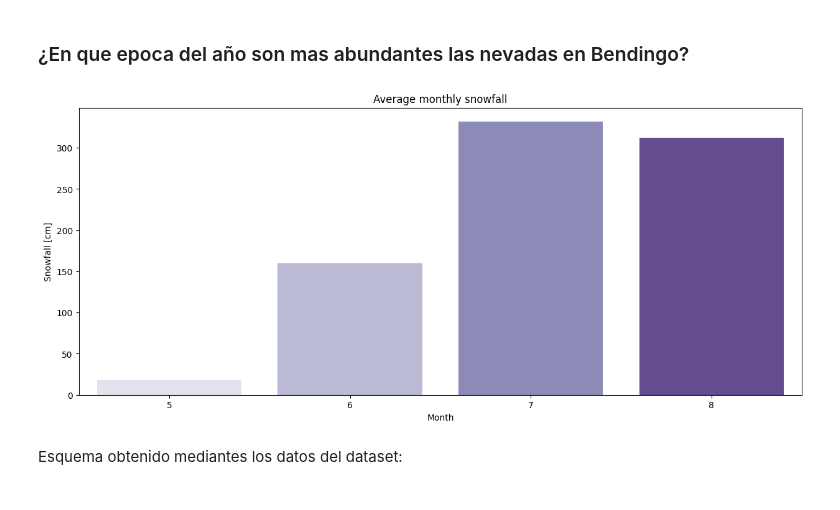
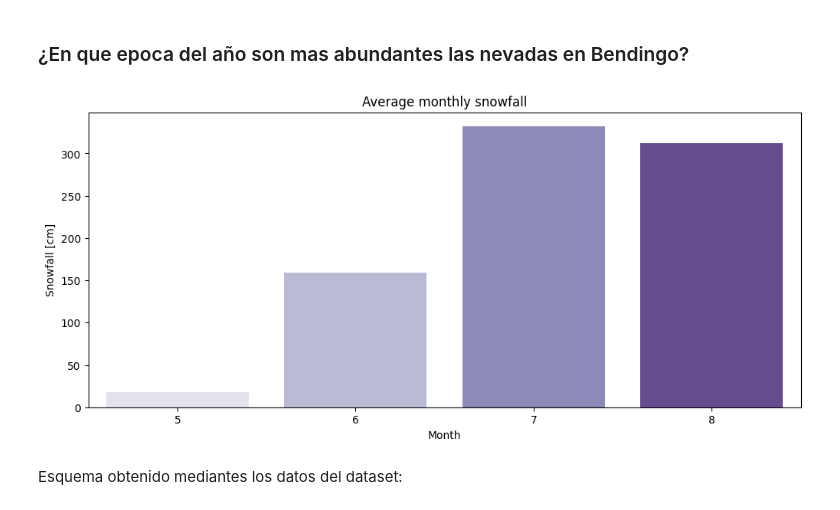
Before and after one commit to Juanmagithb/bendigo, a Jupyter notebook: SegundaEntrega+Alegre.ipynb, the cells around one changed output. Drawn from its saved outputs; the diff is of its cells as text; code cells hidden in the pictures.

```diff
--- a/SegundaEntrega+Alegre.ipynb
+++ b/SegundaEntrega+Alegre.ipynb
@@ -397,16 +397,16 @@ Esquema obtenido mediantes los datos del dataset:
 # %%
 bendigo_snow = df[df.temperature_min <5 ]
 
 snowfall_sum_by_month = bendigo_snow.groupby('month')['precipitation'].sum().reset_index()
 
-plt.figure(figsize=(15,6))
+plt.figure(figsize=(12,5))
 sns.barplot(data=snowfall_sum_by_month, x='month', y= "precipitation" , palette = "Purples")
 plt.title('Average monthly snowfall')
 plt.xlabel('Month')
 plt.ylabel('Snowfall [cm]')
 plt.show()
 # %% [output]
-[figure, old version]
+[figure, new version]
 # %% [markdown]
 Esquema obtenido mediantes los datos del dataset:
 # %% [markdown]
```
Also changed, not shown: parts of 5 cells of this notebook.
